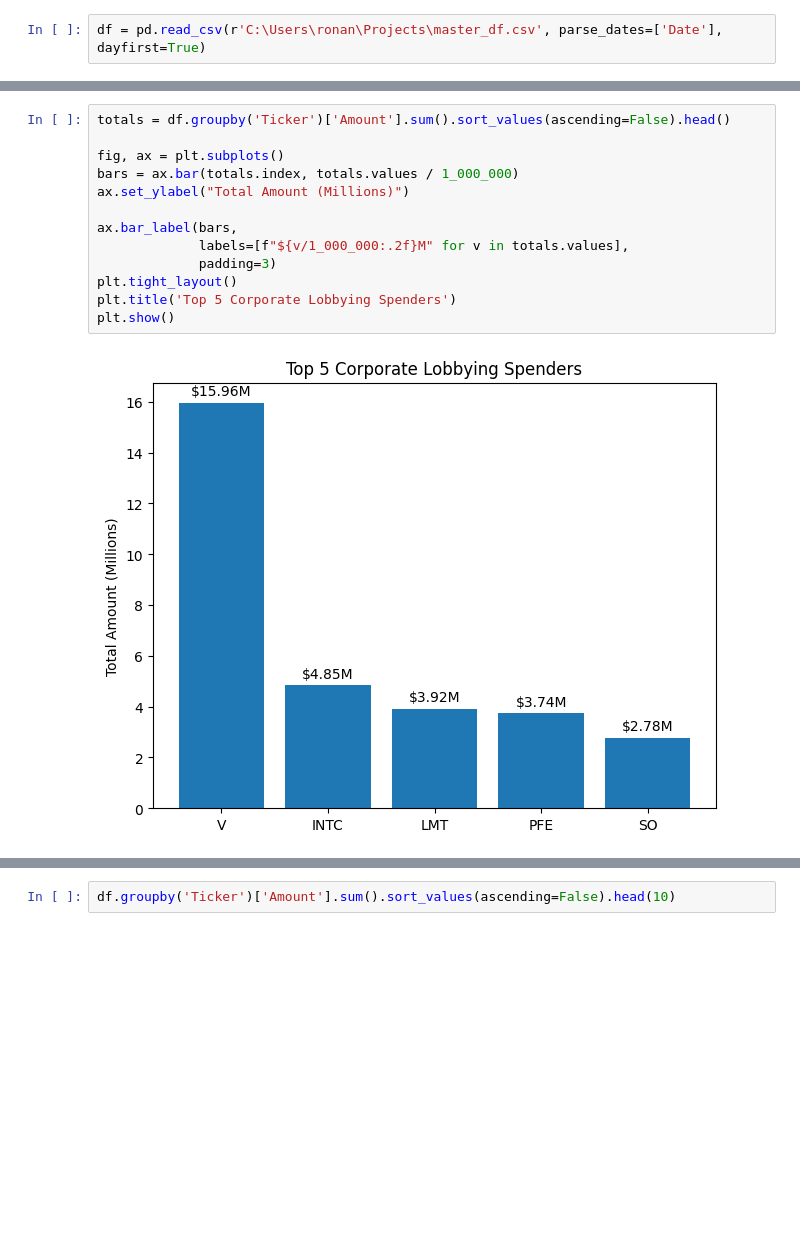
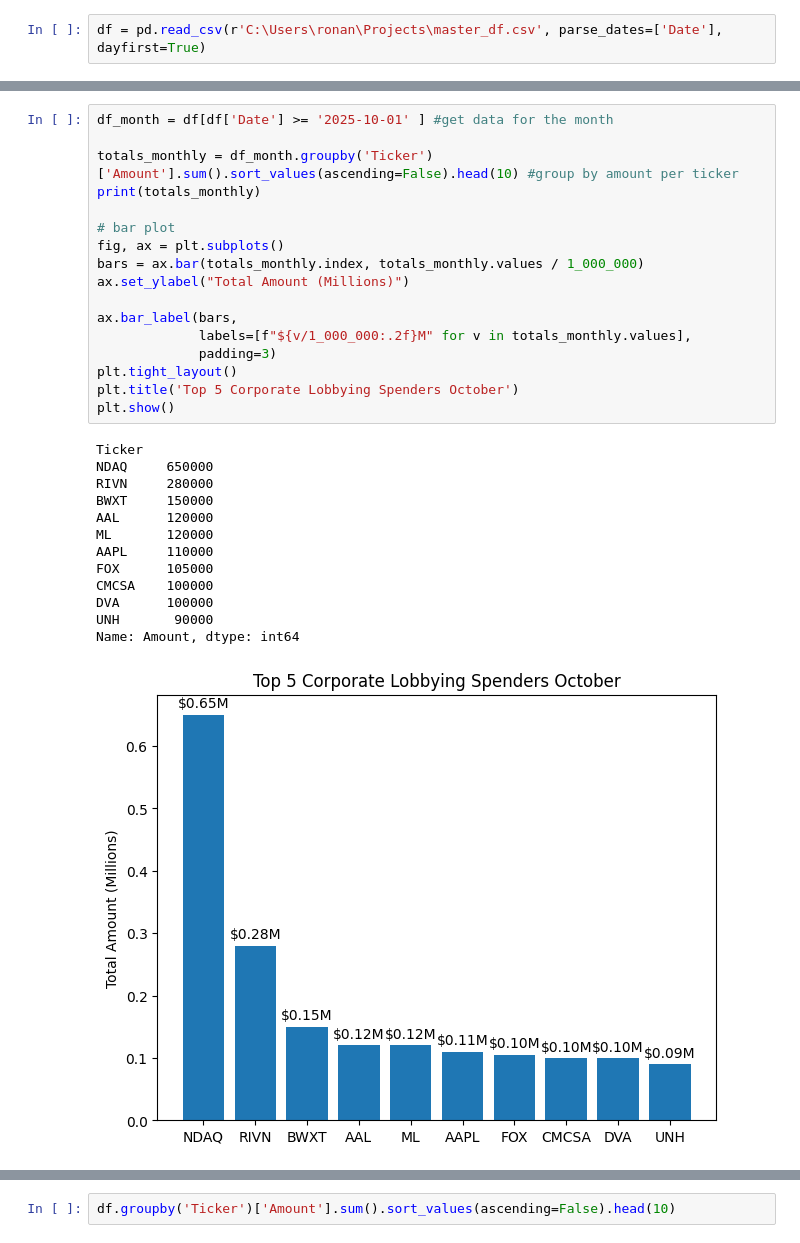
Before and after one commit to fonanroley/projects, a Jupyter notebook: corp_lobb_analysis.ipynb, the cells around one changed output, grey strips where cells are left out. Saved outputs shown, nothing was run; the diff lists cells and outputs as text; blank space fills up the shorter version.

```diff
--- a/corp_lobb_analysis.ipynb
+++ b/corp_lobb_analysis.ipynb
@@ -26,15 +26,31 @@ df.shape
 # %%
-totals = df.groupby('Ticker')['Amount'].sum().sort_values(ascending=False).head()
+df_month = df[df['Date'] >= '2025-10-01' ] #get data for the month
 
+totals_monthly = df_month.groupby('Ticker')['Amount'].sum().sort_values(ascending=False).head(10) #group by amount per ticker
+print(totals_monthly)
+
+# bar plot
 fig, ax = plt.subplots()
-bars = ax.bar(totals.index, totals.values / 1_000_000)
+bars = ax.bar(totals_monthly.index, totals_monthly.values / 1_000_000)
 ax.set_ylabel("Total Amount (Millions)")
 
 ax.bar_label(bars,
-             labels=[f"${v/1_000_000:.2f}M" for v in totals.values],
+             labels=[f"${v/1_000_000:.2f}M" for v in totals_monthly.values],
              padding=3)
 plt.tight_layout()
-plt.title('Top 5 Corporate Lobbying Spenders')
+plt.title('Top 5 Corporate Lobbying Spenders October')
 plt.show()
 # %% [output]
+Ticker
+NDAQ     650000
+RIVN     280000
+BWXT     150000
+AAL      120000
+ML       120000
+AAPL     110000
+FOX      105000
+CMCSA    100000
+DVA      100000
+UNH       90000
+Name: Amount, dtype: int64
-[figure, old version]
+[figure, new version]
```
Also changed, not shown: parts of 4 cells of this notebook, 1 other file.
